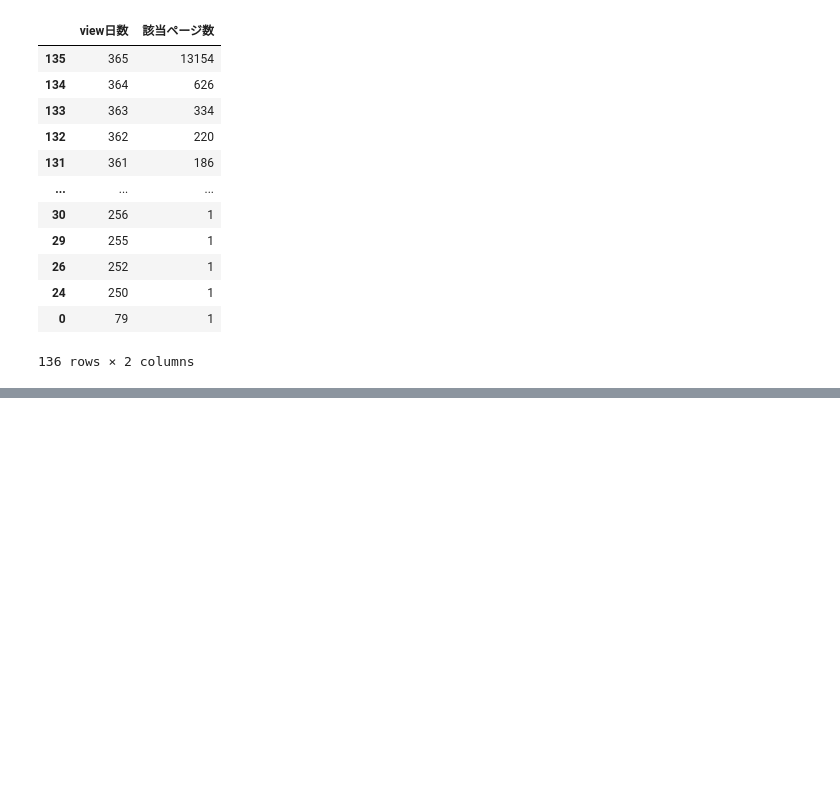
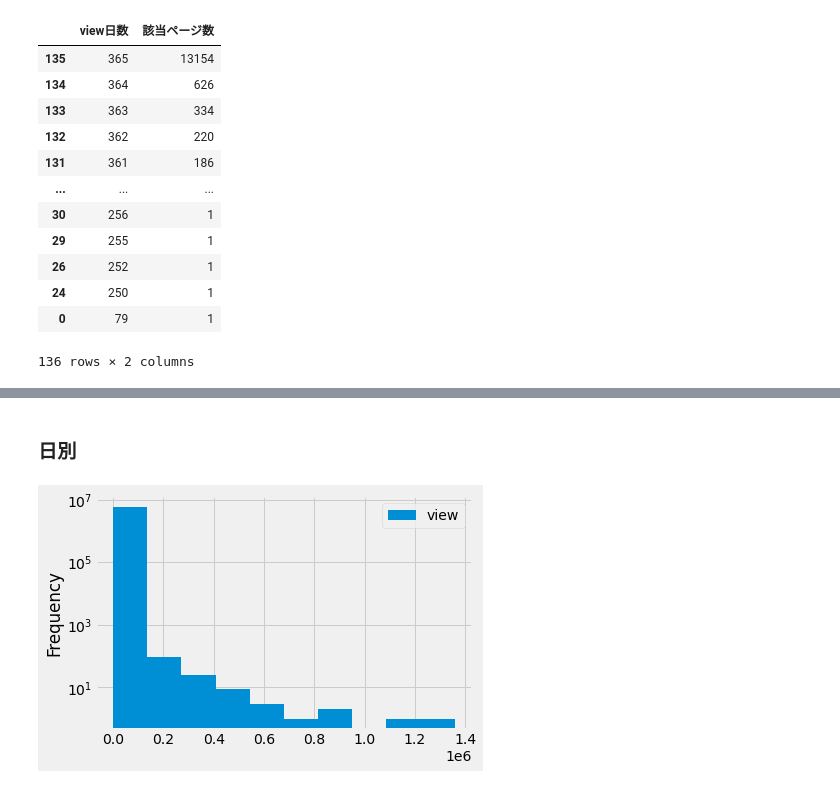
Before and after one commit to sorami/people-map-japan, a Jupyter notebook: preparation/code/3_page_views.ipynb, the cells around one changed output, grey strips where cells are left out. Saved outputs shown, nothing was run; the diff lists cells and outputs as text; code cells hidden in the pictures; blank space fills up the shorter version.

Commit message:
Add charts

```diff
--- a/preparation/code/3_page_views.ipynb
+++ b/preparation/code/3_page_views.ipynb
@@ -135,0 +137,19 @@ df_count.groupby("view日数").count()\
+# %%
+import matplotlib.pyplot as plt
+plt.style.use('fivethirtyeight')
+# %%
+def get_location(page):
+    locs = page_locations_clean[page]
+    return ",".join([p+k for p, k in locs])
+# %%
+data = []
+index = []
+for page, views in page_views.items():
+    location = get_location(page)
+    for date, view in views.items():
+        index.append(date)
+        data.append( (page, location, view) )
+
+df_views = pd.DataFrame(data, index, columns=["page", "location", "view"])
+df_views.index = pd.to_datetime(df_views.index)
+df_views
@@ -135,0 +170,6 @@ df_count.groupby("view日数").count()\
+# %% [markdown]
+### 日別
+# %%
+df_views[["view"]].plot.hist(log=True);
+# %% [output]
+[figure, added]
```
Also changed, not shown: parts of 14 cells of this notebook.
